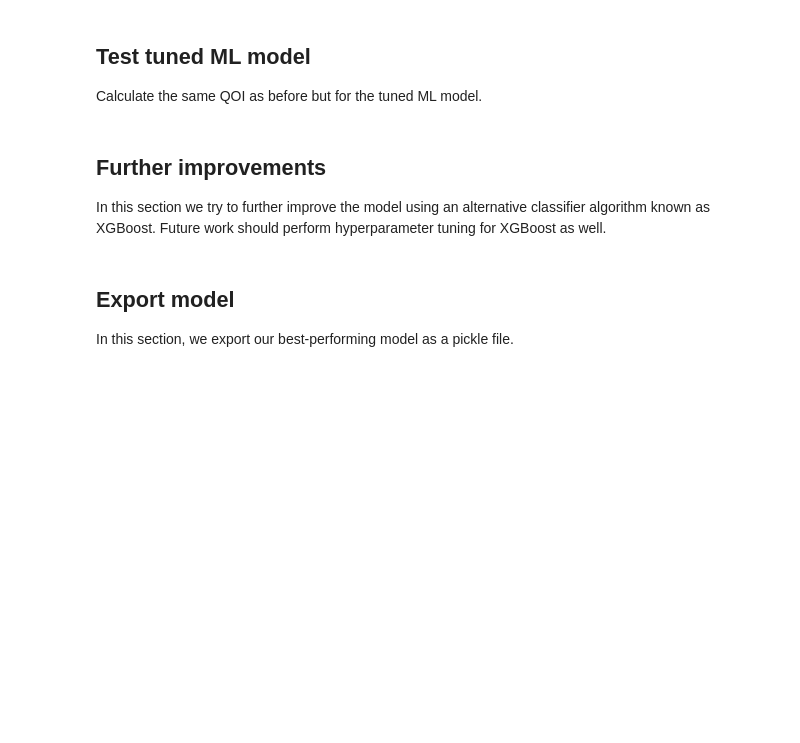
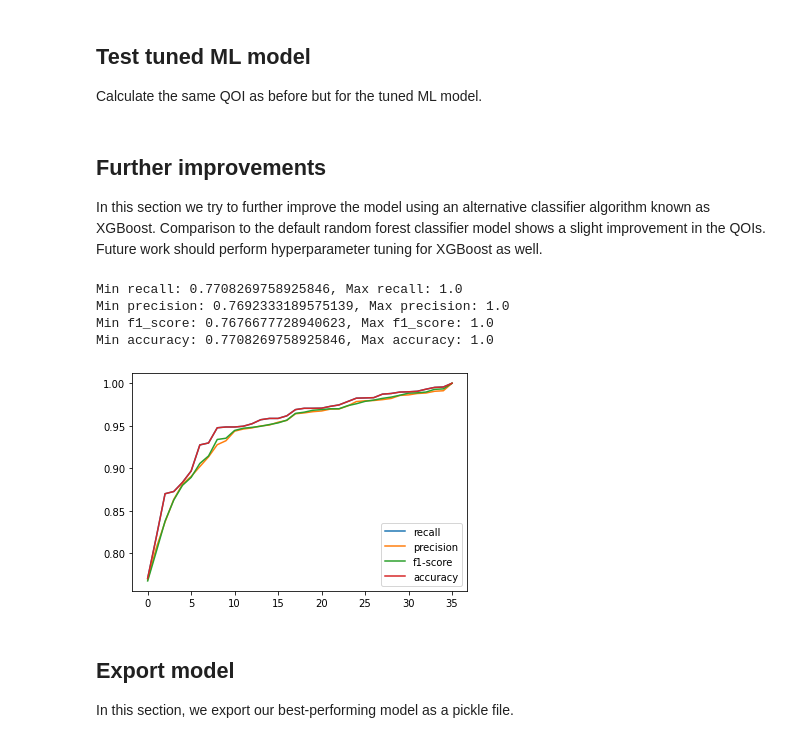
Before and after one commit to cheuklau/figure8-disaster-nlp, a Jupyter notebook: jupyter/ml-pipeline.ipynb, the cells around one changed output. Drawn from its saved outputs; the diff is of its cells as text; code cells hidden in the pictures; blank space fills up the shorter version.

```diff
--- a/jupyter/ml-pipeline.ipynb
+++ b/jupyter/ml-pipeline.ipynb
@@ -194,15 +210,27 @@ display_results(y_test, y_pred_cv)
 # %% [markdown]
 ## Further improvements
 
-In this section we try to further improve the model using an alternative classifier algorithm known as XGBoost. Future work should perform hyperparameter tuning for XGBoost as well.
+In this section we try to further improve the model using an alternative classifier algorithm known as XGBoost. Comparison to the default random forest classifier model shows a slight improvement in the QOIs. Future work should perform hyperparameter tuning for XGBoost as well.
 # %%
 from xgboost import XGBClassifier
 
 pipeline_xgb = Pipeline([
     ('vect', CountVectorizer(tokenizer=tokenize)),
     ('tfidf', TfidfTransformer()),
     ('clf', MultiOutputClassifier(XGBClassifier()))
 ])
+
+pipeline_xgb.fit(X_train['message'], y_train);
+
+y_pred_xgb = pipeline_xgb.predict(X_test['message'])
+
+display_results(y_test, y_pred_xgb)
+# %% [output]
+Min recall: 0.7708269758925846, Max recall: 1.0
+Min precision: 0.7692333189575139, Max precision: 1.0
+Min f1_score: 0.7676677728940623, Max f1_score: 1.0
+Min accuracy: 0.7708269758925846, Max accuracy: 1.0
+[figure, added]
 # %% [markdown]
 ## Export model
 
```
Also changed, not shown: parts of 2 cells of this notebook, 1 other file.
